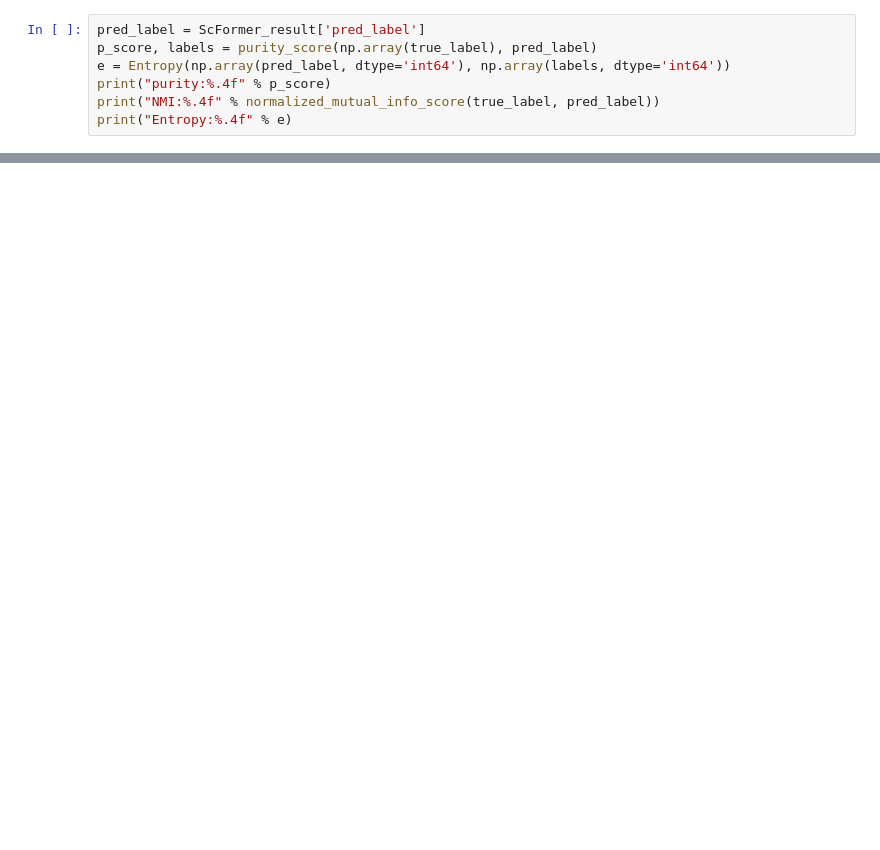
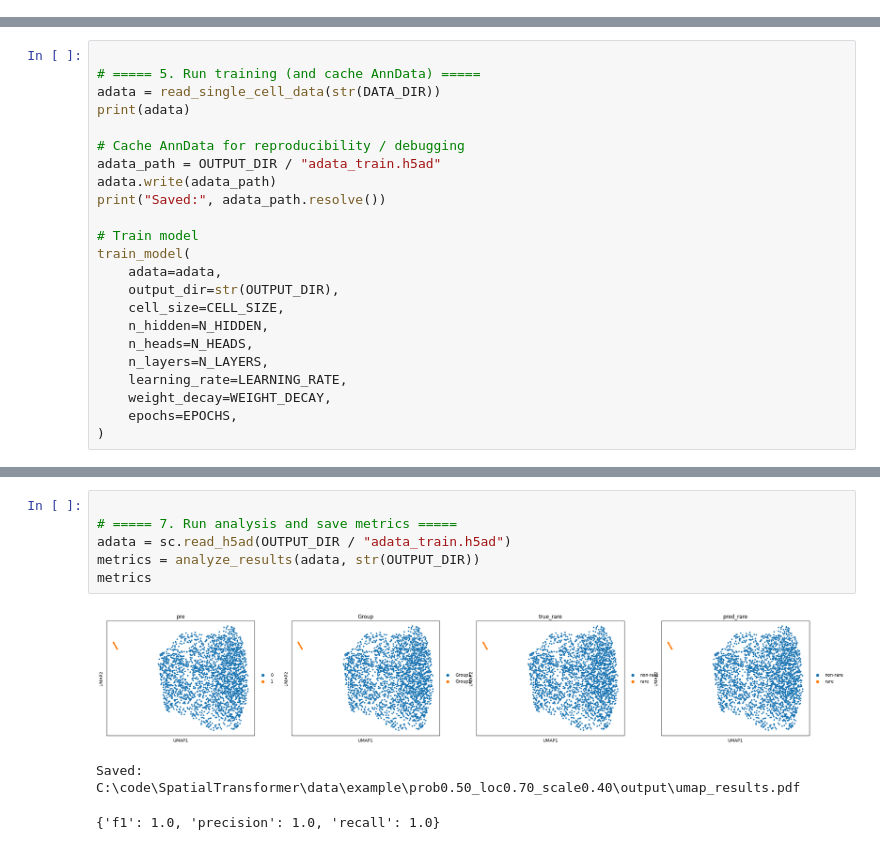
Before and after one commit to StickTaTa/ScFormer, a Jupyter notebook: Tutorial/01_Tutorial_example.ipynb, the cells around one changed output, grey strips where cells are left out. Drawn from its saved outputs; the diff is of its cells as text; blank space fills up the shorter version.

```diff
--- a/Tutorial/01_Tutorial_example.ipynb
+++ b/Tutorial/01_Tutorial_example.ipynb
@@ -140,7 +97,0 @@ np.save(output_file + "/cell_embedding.npy", ScFormer_result['cell_embedding'])
-# %%
-pred_label = ScFormer_result['pred_label']
-p_score, labels = purity_score(np.array(true_label), pred_label)
-e = Entropy(np.array(pred_label, dtype='int64'), np.array(labels, dtype='int64'))
-print("purity:%.4f" % p_score)
-print("NMI:%.4f" % normalized_mutual_info_score(true_label, pred_label))
-print("Entropy:%.4f" % e)
@@ -216,0 +245,23 @@ normalized_mutual_info_score(true_label, pre_index.reshape(500, ))
+# %%
+
+# ===== 5. Run training (and cache AnnData) =====
+adata = read_single_cell_data(str(DATA_DIR))
+print(adata)
+
+# Cache AnnData for reproducibility / debugging
+adata_path = OUTPUT_DIR / "adata_train.h5ad"
+adata.write(adata_path)
+print("Saved:", adata_path.resolve())
+
+# Train model
+train_model(
+    adata=adata,
+    output_dir=str(OUTPUT_DIR),
+    cell_size=CELL_SIZE,
+    n_hidden=N_HIDDEN,
+    n_heads=N_HEADS,
+    n_layers=N_LAYERS,
+    learning_rate=LEARNING_RATE,
+    weight_decay=WEIGHT_DECAY,
+    epochs=EPOCHS,
+)
@@ -216,0 +350,10 @@ normalized_mutual_info_score(true_label, pre_index.reshape(500, ))
+# %%
+
+# ===== 7. Run analysis and save metrics =====
+adata = sc.read_h5ad(OUTPUT_DIR / "adata_train.h5ad")
+metrics = analyze_results(adata, str(OUTPUT_DIR))
+metrics
+# %% [output]
+[figure, added]
+Saved: C:\code\SpatialTransformer\data\example\prob0.50_loc0.70_scale0.40\output\umap_results.pdf
+{'f1': 1.0, 'precision': 1.0, 'recall': 1.0}
```
Also changed, not shown: parts of 27 cells of this notebook, 1 other file.
